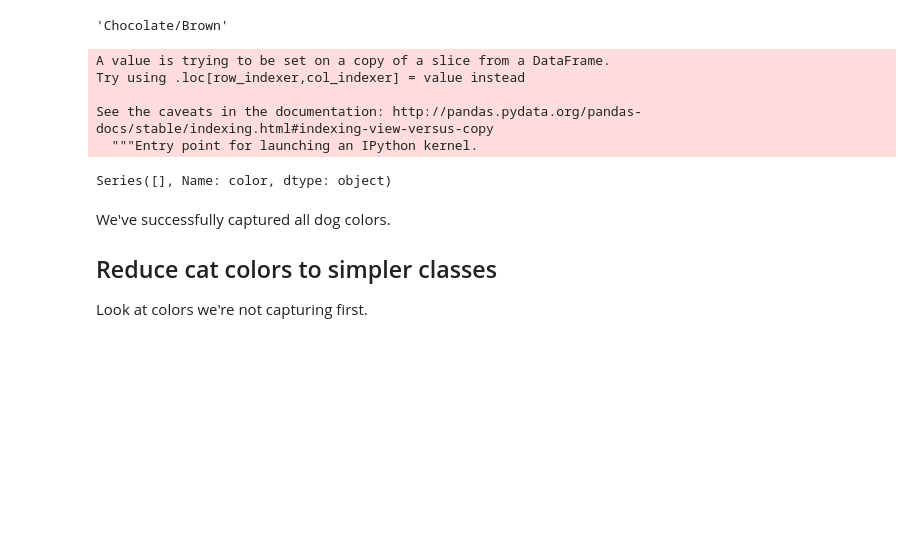
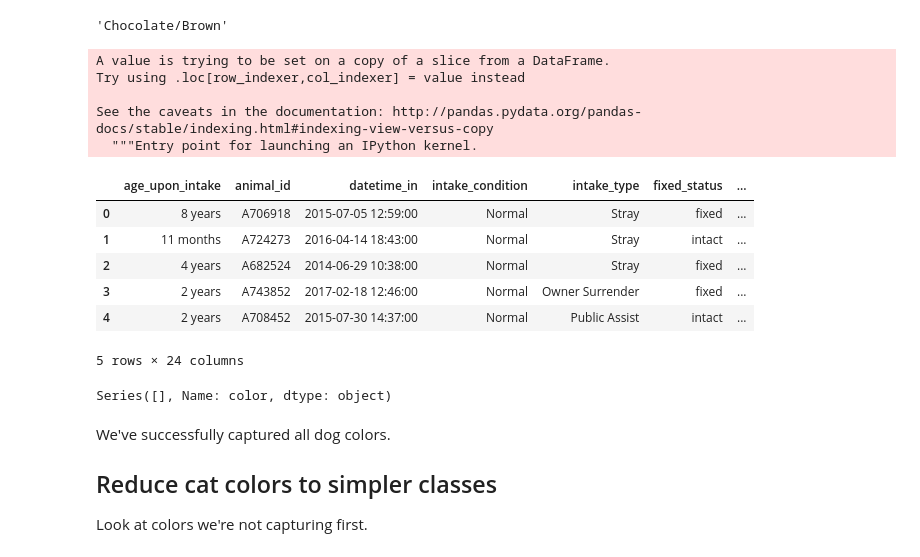
Before and after one commit to luketibbott/kojak, a Jupyter notebook: clean_engineer.ipynb, the cells around one changed output. Drawn from its saved outputs; the diff is of its cells as text; code cells hidden in the pictures; blank space fills up the shorter version.

```diff
--- a/clean_engineer.ipynb
+++ b/clean_engineer.ipynb
@@ -467,6 +401,16 @@ Try using .loc[row_indexer,col_indexer] = value instead
 
 See the caveats in the documentation: http://pandas.pydata.org/pandas-docs/stable/indexing.html#indexing-view-versus-copy
   """Entry point for launching an IPython kernel.
+# %%
+df_dog.head()
+# %% [output]
+|  | age_upon_intake | animal_id | datetime_in | intake_condition | intake_type | fixed_status | ... |
+| 0 | 8 years | A706918 | 2015-07-05 12:59:00 | Normal | Stray | fixed | ... |
+| 1 | 11 months | A724273 | 2016-04-14 18:43:00 | Normal | Stray | intact | ... |
+| 2 | 4 years | A682524 | 2014-06-29 10:38:00 | Normal | Stray | fixed | ... |
+| 3 | 2 years | A743852 | 2017-02-18 12:46:00 | Normal | Owner Surrender | fixed | ... |
+| 4 | 2 years | A708452 | 2015-07-30 14:37:00 | Normal | Public Assist | intact | ... |
+5 rows × 24 columns
 # %%
 df_dog.to_csv('df_dog.csv')
 # %%
```
Also changed, not shown: parts of 22 cells of this notebook, 1 other file.
